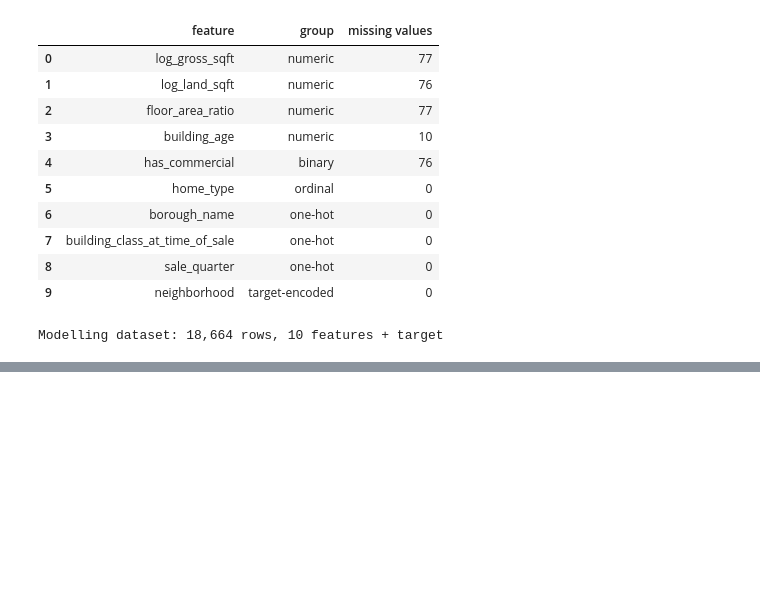
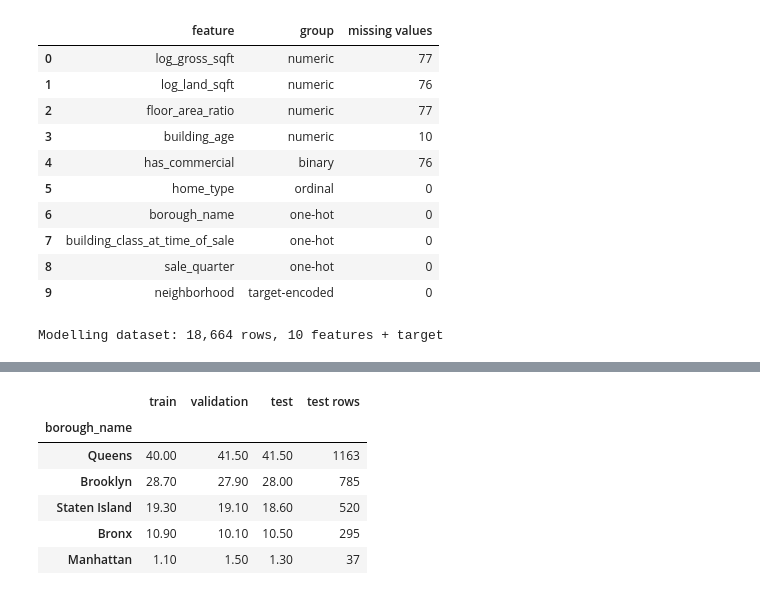
Before and after one commit to nodirbeksolijonov/MLDA-CW1-NYC-Property-Sales, a Jupyter notebook: notebooks/MLDA_CW1_NYC_Property_Sales.ipynb, the cells around one changed output, grey strips where cells are left out. Saved outputs shown, nothing was run; the diff lists cells and outputs as text; code cells hidden in the pictures; blank space fills up the shorter version.

```diff
--- a/notebooks/MLDA_CW1_NYC_Property_Sales.ipynb
+++ b/notebooks/MLDA_CW1_NYC_Property_Sales.ipynb
@@ -1144,0 +1211,16 @@ Modelling dataset: 18,664 rows, 10 features + target
+# %%
+borough_share = pd.DataFrame({
+    "train":      X_train["borough_name"].value_counts(normalize=True),
+    "validation": X_val["borough_name"].value_counts(normalize=True),
+    "test":       X_test["borough_name"].value_counts(normalize=True),
+}).mul(100).round(1)
+borough_share["test rows"] = X_test["borough_name"].value_counts()
+borough_share
+# %% [output]
+|  | train | validation | test | test rows |
+| borough_name |  |  |  |  |
+| Queens | 40.00 | 41.50 | 41.50 | 1163 |
+| Brooklyn | 28.70 | 27.90 | 28.00 | 785 |
+| Staten Island | 19.30 | 19.10 | 18.60 | 520 |
+| Bronx | 10.90 | 10.10 | 10.50 | 295 |
+| Manhattan | 1.10 | 1.50 | 1.30 | 37 |
```
Also changed, not shown: parts of 6 cells of this notebook.
